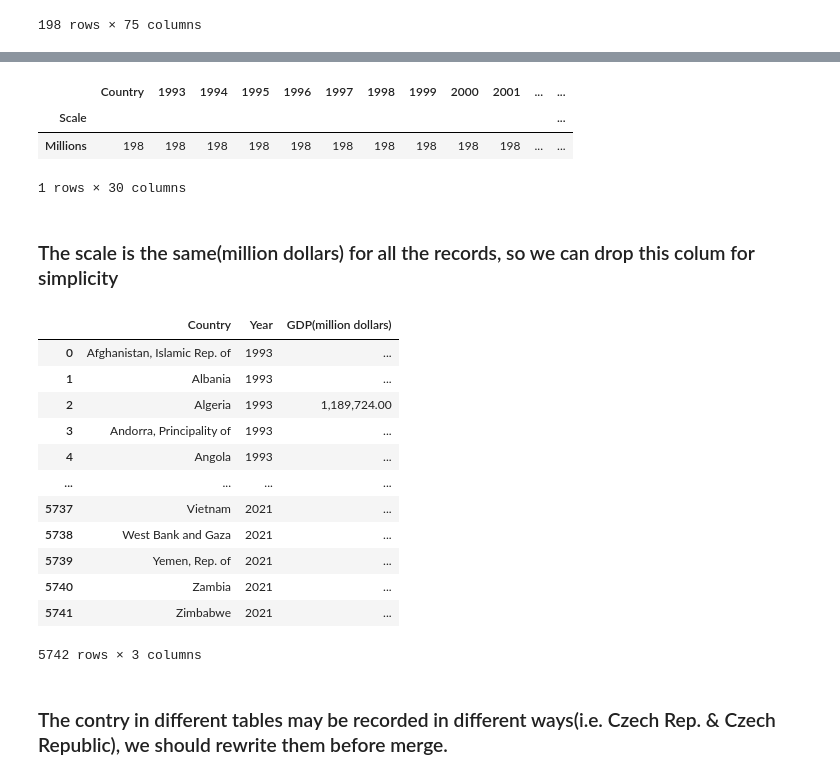
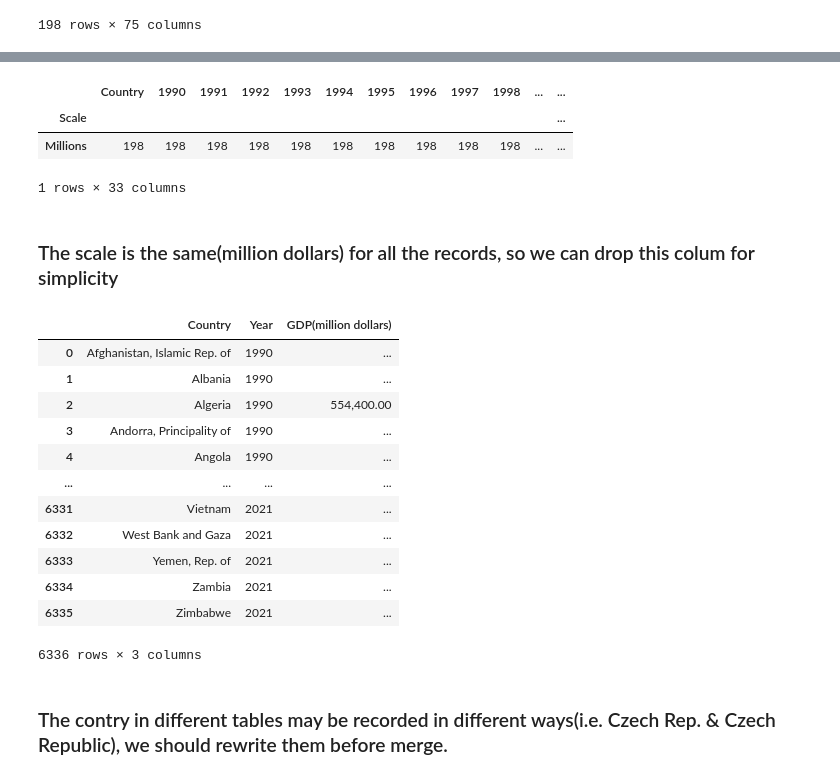
Before and after one commit to Themaoyc/MDA, a Jupyter notebook: Script/Data Preprocessing.ipynb, the cells around one changed output, grey strips where cells are left out. Drawn from its saved outputs; the diff is of its cells as text; code cells hidden in the pictures.

```diff
--- a/Script/Data Preprocessing.ipynb
+++ b/Script/Data Preprocessing.ipynb
@@ -63,6 +254,7 @@ GDP
 | 197 | Zimbabwe | Millions | NaN | ... | ... | ... | ... | ... | ... | ... | ... | ... |
 198 rows × 75 columns
 # %%
-GDP.drop(GDP.columns[2:GDP.columns.get_loc('1993')], axis=1,inplace=True)
+#select the data from 1990 to 2021
+GDP.drop(GDP.columns[2:GDP.columns.get_loc('1990')], axis=1,inplace=True)
 GDP
 # %% [output]
@@ -82,32 +274,32 @@ GDP
 # %%
 GDP.groupby(['Scale']).count()
 # %% [output]
-|  | Country | 1993 | 1994 | 1995 | 1996 | 1997 | 1998 | 1999 | 2000 | 2001 | ... | ... |
+|  | Country | 1990 | 1991 | 1992 | 1993 | 1994 | 1995 | 1996 | 1997 | 1998 | ... | ... |
 | Scale |  |  |  |  |  |  |  |  |  |  |  | ... |
 | Millions | 198 | 198 | 198 | 198 | 198 | 198 | 198 | 198 | 198 | 198 | ... | ... |
-1 rows × 30 columns
+1 rows × 33 columns
 # %% [markdown]
 ### The scale is the same(million dollars) for all the records, so we can drop this colum for simplicity
 # %%
 GDP.drop(['Scale'], axis=1,inplace=True)
 # %%
-GDP=pd.melt(GDP, id_vars=['Country'], value_vars=GDP.columns[1:30],
+GDP=pd.melt(GDP, id_vars=['Country'], value_vars=GDP.columns[1:34],
             var_name='Year',value_name='GDP(million dollars)', col_level=None)
 GDP
 # %% [output]
 |  | Country | Year | GDP(million dollars) |
-| 0 | Afghanistan, Islamic Rep. of | 1993 | ... |
-| 1 | Albania | 1993 | ... |
-| 2 | Algeria | 1993 | 1,189,724.00 |
-| 3 | Andorra, Principality of | 1993 | ... |
-| 4 | Angola | 1993 | ... |
+| 0 | Afghanistan, Islamic Rep. of | 1990 | ... |
+| 1 | Albania | 1990 | ... |
+| 2 | Algeria | 1990 | 554,400.00 |
+| 3 | Andorra, Principality of | 1990 | ... |
+| 4 | Angola | 1990 | ... |
 | ... | ... | ... | ... |
-| 5737 | Vietnam | 2021 | ... |
-| 5738 | West Bank and Gaza | 2021 | ... |
-| 5739 | Yemen, Rep. of | 2021 | ... |
-| 5740 | Zambia | 2021 | ... |
-| 5741 | Zimbabwe | 2021 | ... |
+| 6331 | Vietnam | 2021 | ... |
+| 6332 | West Bank and Gaza | 2021 | ... |
+| 6333 | Yemen, Rep. of | 2021 | ... |
+| 6334 | Zambia | 2021 | ... |
+| 6335 | Zimbabwe | 2021 | ... |
-5742 rows × 3 columns
+6336 rows × 3 columns
 # %% [markdown]
 ### The contry in different tables may be recorded in different ways(i.e. Czech Rep. & Czech Republic), we should rewrite them before merge.
 # %%
```
Also changed, not shown: parts of 43 cells of this notebook, 3 other files.
